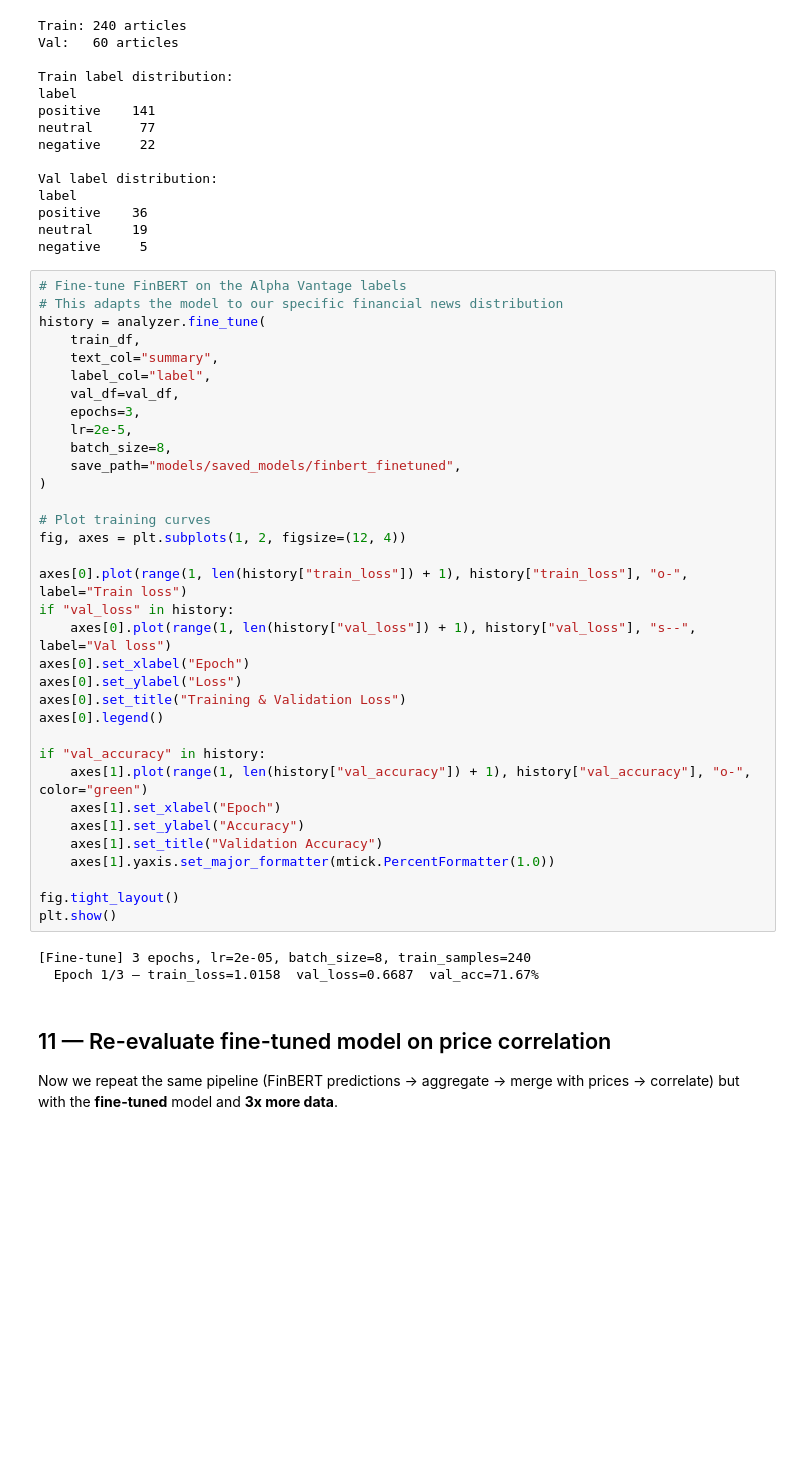
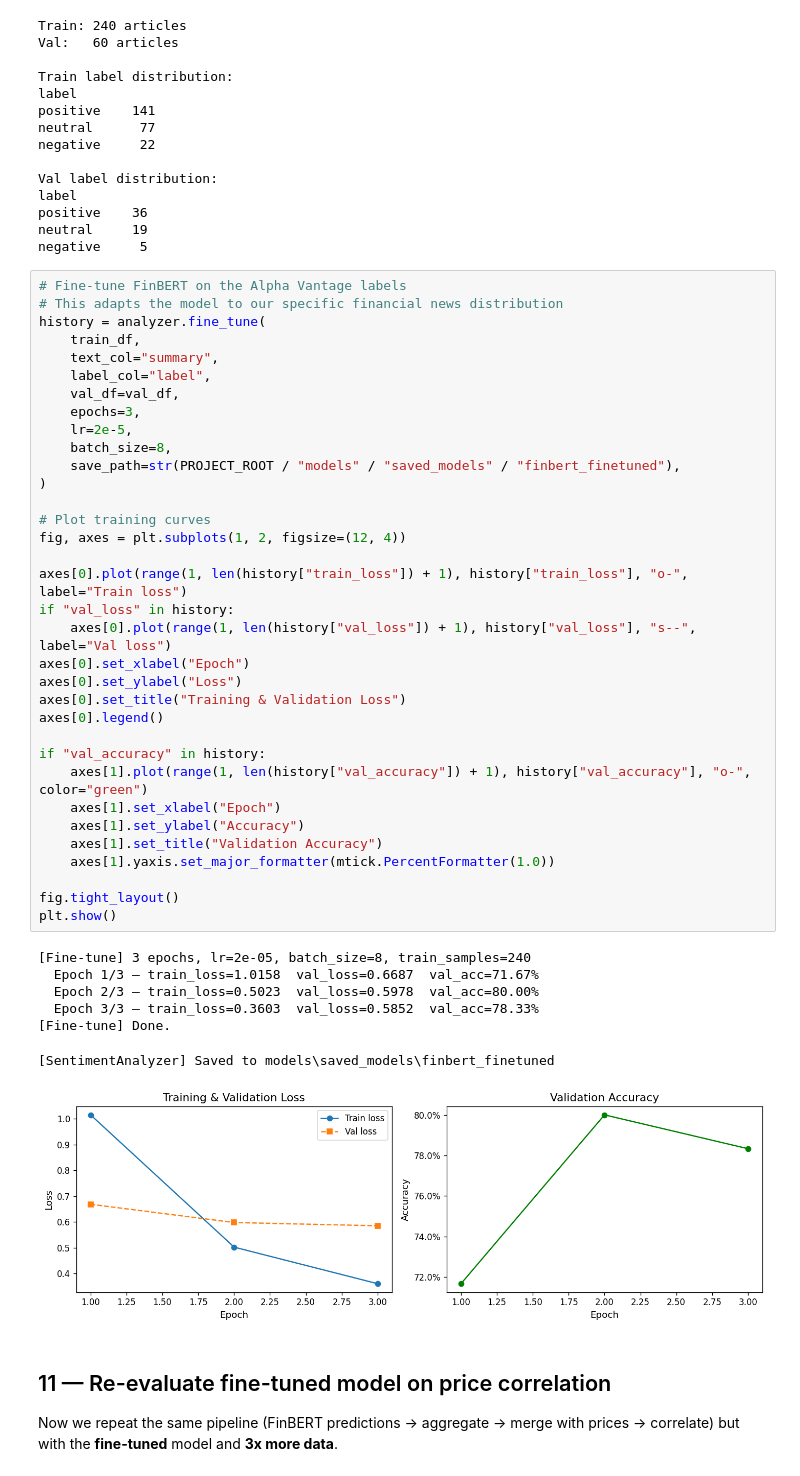
Before and after one commit to pitelet222/financial_sentiment_analysis, a Jupyter notebook: notebooks/evaluation/04_finbert_price_evaluation.ipynb, the cells around one changed output. Cells and saved outputs as stored; diff of their text form; blank space fills up the shorter version.

Commit message:
Created the interactive data dashboard and fine tuned finbert to get better performance

```diff
--- a/notebooks/evaluation/04_finbert_price_evaluation.ipynb
+++ b/notebooks/evaluation/04_finbert_price_evaluation.ipynb
@@ -510,34 +510,39 @@ history = analyzer.fine_tune(
     label_col="label",
     val_df=val_df,
     epochs=3,
     lr=2e-5,
     batch_size=8,
-    save_path="models/saved_models/finbert_finetuned",
+    save_path=str(PROJECT_ROOT / "models" / "saved_models" / "finbert_finetuned"),
 )
 
 # Plot training curves
 fig, axes = plt.subplots(1, 2, figsize=(12, 4))
 
 axes[0].plot(range(1, len(history["train_loss"]) + 1), history["train_loss"], "o-", label="Train loss")
 if "val_loss" in history:
     axes[0].plot(range(1, len(history["val_loss"]) + 1), history["val_loss"], "s--", label="Val loss")
 axes[0].set_xlabel("Epoch")
 axes[0].set_ylabel("Loss")
 axes[0].set_title("Training & Validation Loss")
 axes[0].legend()
 
 if "val_accuracy" in history:
     axes[1].plot(range(1, len(history["val_accuracy"]) + 1), history["val_accuracy"], "o-", color="green")
     axes[1].set_xlabel("Epoch")
     axes[1].set_ylabel("Accuracy")
     axes[1].set_title("Validation Accuracy")
     axes[1].yaxis.set_major_formatter(mtick.PercentFormatter(1.0))
 
 fig.tight_layout()
 plt.show()
 # %% [output]
 [Fine-tune] 3 epochs, lr=2e-05, batch_size=8, train_samples=240
   Epoch 1/3 — train_loss=1.0158  val_loss=0.6687  val_acc=71.67%
+  Epoch 2/3 — train_loss=0.5023  val_loss=0.5978  val_acc=80.00%
+  Epoch 3/3 — train_loss=0.3603  val_loss=0.5852  val_acc=78.33%
+[Fine-tune] Done.
+[SentimentAnalyzer] Saved to models\saved_models\finbert_finetuned
+[figure, added]
 # %% [markdown]
 ## 11 — Re-evaluate fine-tuned model on price correlation
 
```
Also changed, not shown: parts of 13 cells of this notebook, 9 other files.
